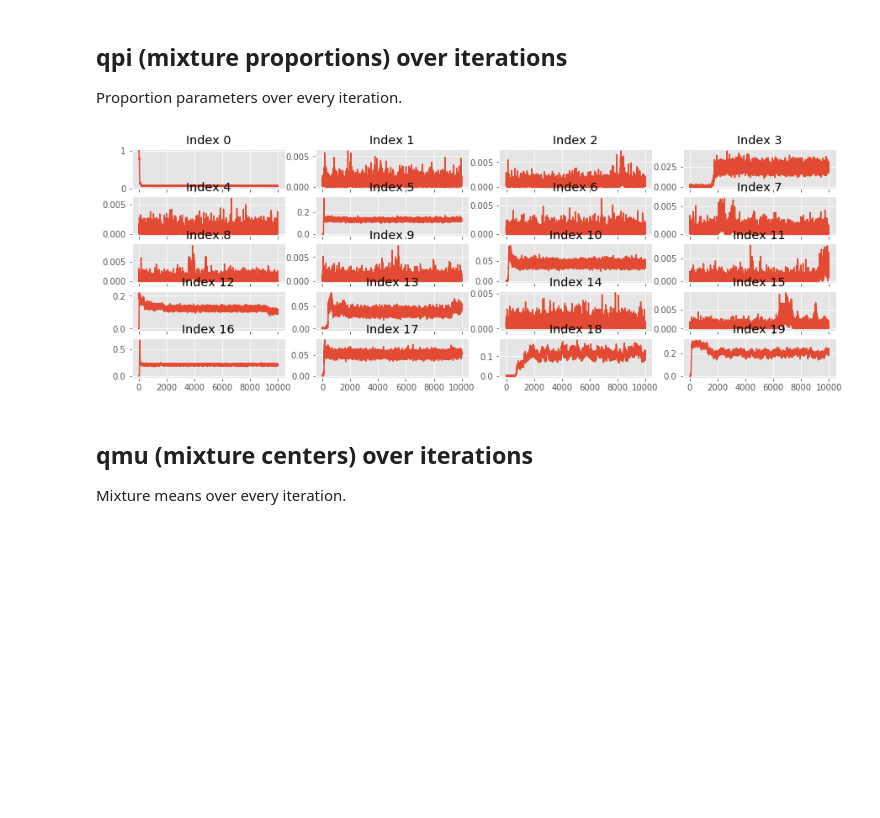
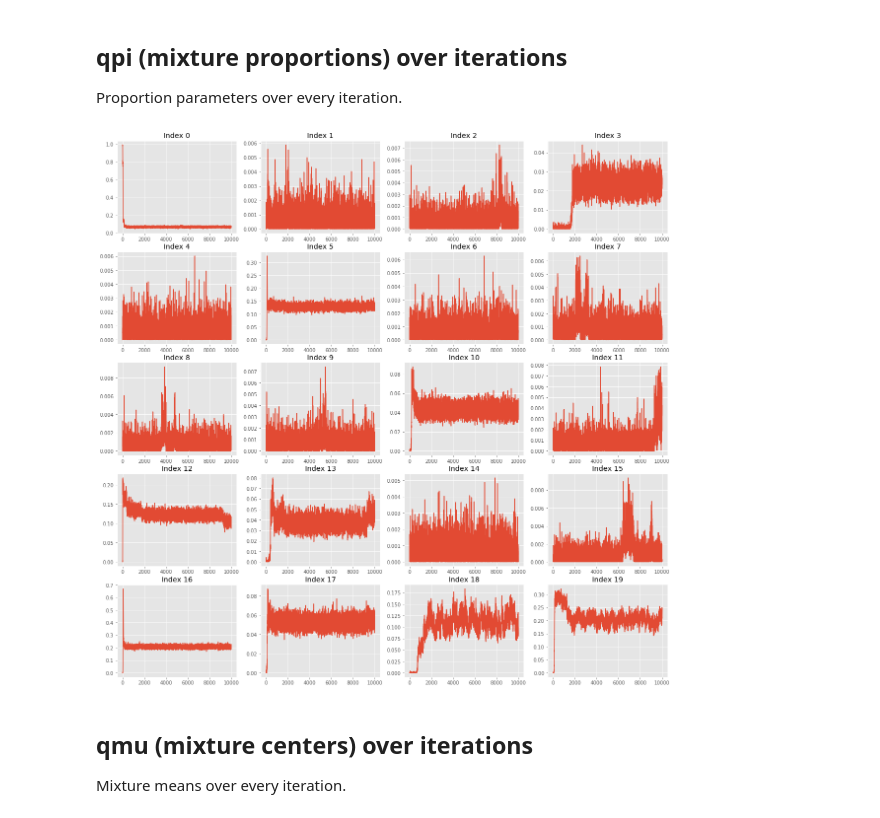
Before and after one commit to edublancas/neural-clustering, a Jupyter notebook: notebooks/4-1-model-criticism-GMM.ipynb, the cells around one changed output. Drawn from its saved outputs; the diff is of its cells as text; code cells hidden in the pictures; blank space fills up the shorter version.

```diff
--- a/notebooks/4-1-model-criticism-GMM.ipynb
+++ b/notebooks/4-1-model-criticism-GMM.ipynb
@@ -7,7 +7,7 @@ Checking for convergence (GMM is trained using Gibbs), cluster sizes and Edward'
 # %% [markdown]
 ## Experiment to evaluate
 # %%
-EXPERIMENT_NAME = '30-Nov-2017@00-20-20-GMM'
+EXPERIMENT_NAME = '29-Nov-2017@12-02-58-GMM'
 # %%
 %load_ext autoreload
 %autoreload 2
@@ -26,7 +28,7 @@ from neural_clustering.criticize import (plot, restore,
 from neural_clustering import config
 # %%
 plt.style.use('ggplot')
-plt.rcParams['figure.figsize'] = (15, 5)
+plt.rcParams['figure.figsize'] = (20, 20)
 
 logging.basicConfig(level=logging.INFO)
 # %%
@@ -49,9 +53,9 @@ NameError: name 'exp' is not defined
 
 Proportion parameters over every iteration.
 # %%
-plot.params_over_iterations(exp['qpi'], axis=1)
+plot.params_over_iterations(exp['qpi'], axis=1, sharex=False)
 # %% [output]
-[figure, old version]
+[figure, new version]
 # %% [markdown]
 ## qmu (mixture centers) over iterations
 
```
Also changed, not shown: parts of 13 cells of this notebook, 4 other files.
